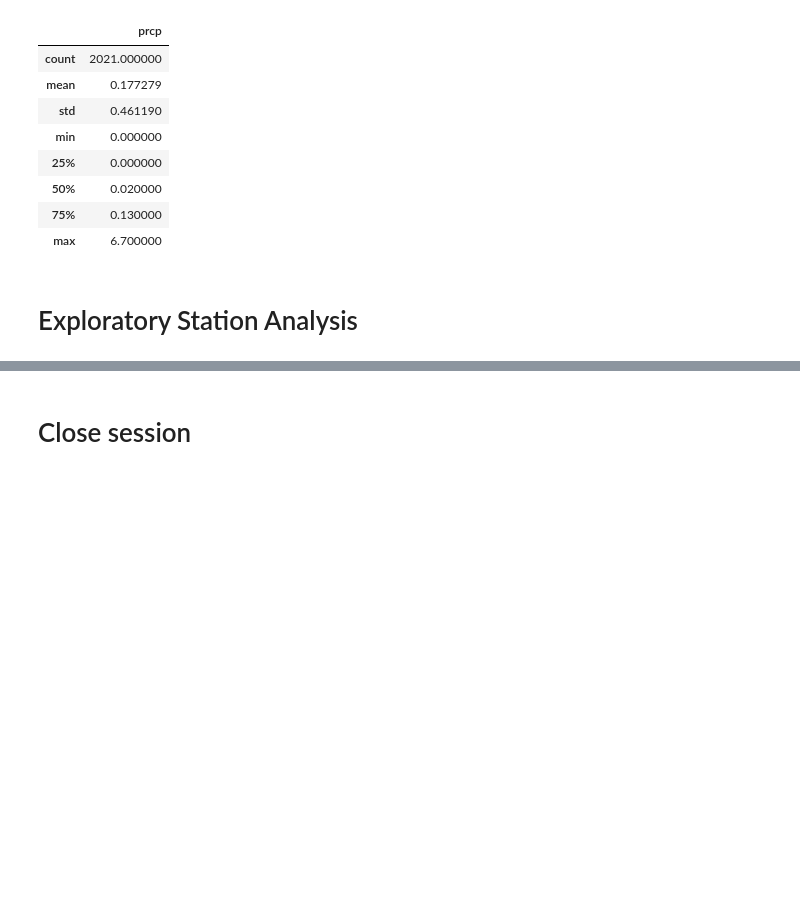
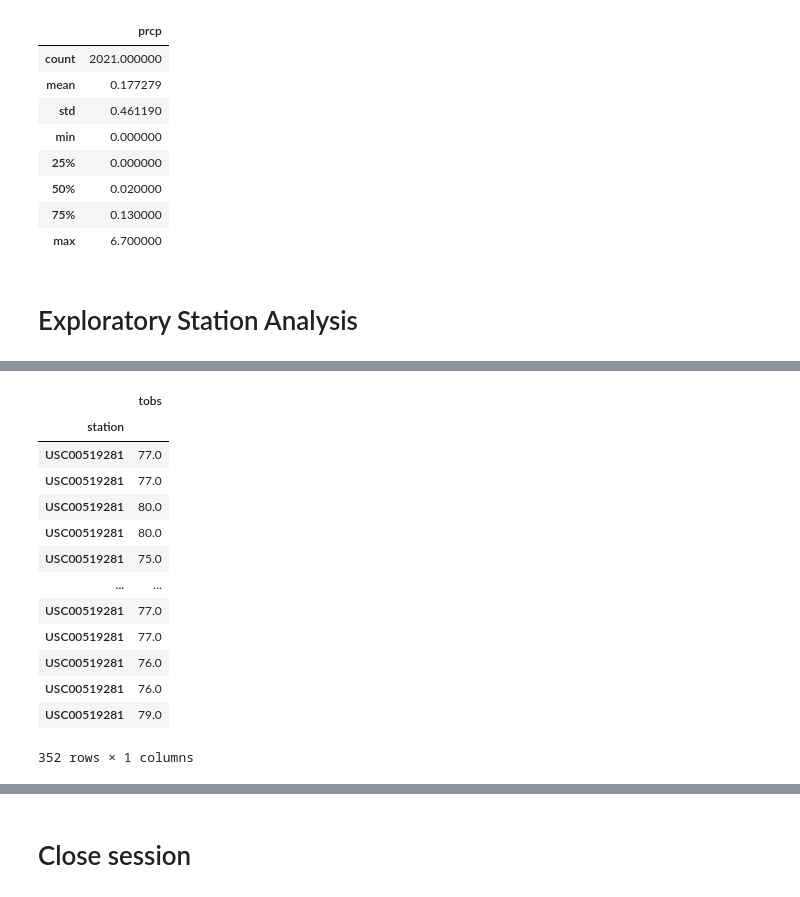
Before and after one commit to samuelroiz/Hawaii_Honu_Trip_Analysis, a Jupyter notebook: data/IPYNB/climate_starter.ipynb, the cells around one changed output, grey strips where cells are left out. Cells and saved outputs as stored; diff of their text form; code cells hidden in the pictures; blank space fills up the shorter version.

```diff
--- a/data/IPYNB/climate_starter.ipynb
+++ b/data/IPYNB/climate_starter.ipynb
@@ -393,0 +459,22 @@ date_2016_08_23_df.describe()
+# %%
+# Save the query results as a Pandas DataFrame and set the index to the date column
+year_diff_date_data = pd.DataFrame(year_diff_date_data, columns=['station', 'tobs'])
+year_diff_date_data.set_index('station', inplace=True)
+
+# Sort the dataframe by date
+year_diff_date_data
+# %% [output]
+|  | tobs |
+| station |  |
+| USC00519281 | 77.0 |
+| USC00519281 | 77.0 |
+| USC00519281 | 80.0 |
+| USC00519281 | 80.0 |
+| USC00519281 | 75.0 |
+| ... | ... |
+| USC00519281 | 77.0 |
+| USC00519281 | 77.0 |
+| USC00519281 | 76.0 |
+| USC00519281 | 76.0 |
+| USC00519281 | 79.0 |
+352 rows × 1 columns
```
Also changed, not shown: parts of 17 cells of this notebook, 4 other files.
